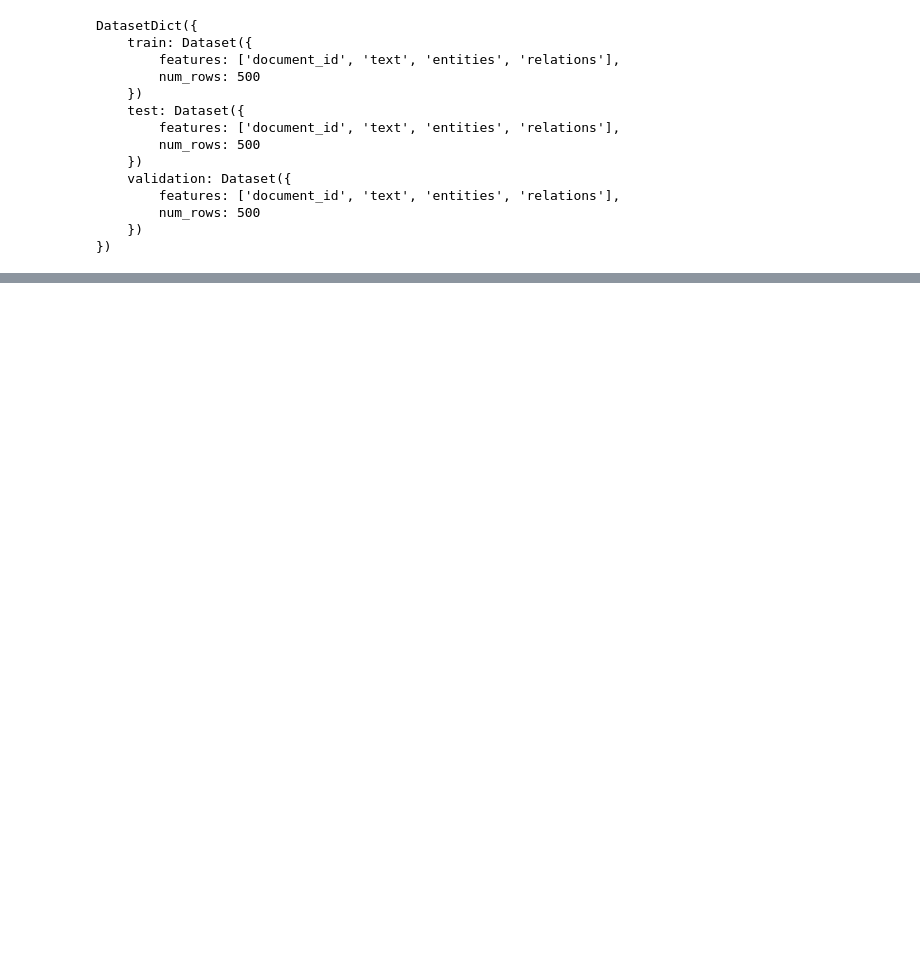
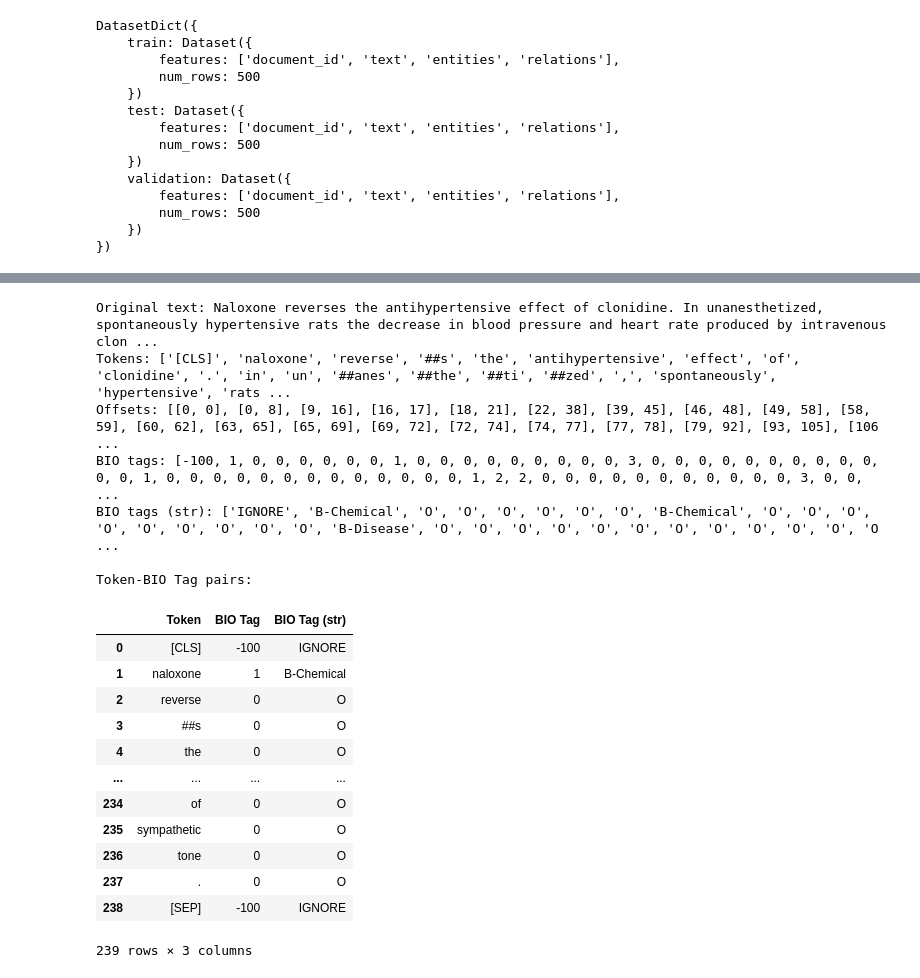
Before and after one commit to Francesco-Alb/biomed-ie-distill-xai, a Jupyter notebook: notebooks/02_ner_training.ipynb, the cells around one changed output, grey strips where cells are left out. Drawn from its saved outputs; the diff is of its cells as text; code cells hidden in the pictures; blank space fills up the shorter version.

```diff
--- a/notebooks/02_ner_training.ipynb
+++ b/notebooks/02_ner_training.ipynb
@@ -195,0 +166,27 @@ tokenized_test = test_dataset.map(tokenize_and_align_labels, batched=True)
+# %%
+# Instantiate the tokenizer and data_collator [OPTIONAL]
+model_checkpoint = config.model.ner_model_checkpoint
+tokenizer = AutoTokenizer.from_pretrained(model_checkpoint)
+data_collator = DataCollatorForTokenClassification(tokenizer)
+
+# Tokenize (+ offsets and BIO tagging)
+tokenize_fn = partial(
+    tokenize_and_align_labels,
+    tokenizer=tokenizer,
+    padding=data_collator is None,
+    truncate=True
+    )
+
+tokenized_dataset = flattened_dataset.map(tokenize_fn, batched=True)
+
+# Add ner-tags (str) [OPTIONAL]
+if True:
+    def int_to_string(example):
+        example["ner-tags"] = [
+            "IGNORE" if label == -100 else id2label[label]
+            for label in example["labels"]
+        ]
+        return example
+    tokenized_dataset = tokenized_dataset.map(int_to_string)
+
+tokenized_dataset
@@ -195,0 +219,38 @@ tokenized_test = test_dataset.map(tokenize_and_align_labels, batched=True)
+# %%
+# Sanity check of offsets and BIO tags in tokenized dataset (horizontal)
+if True:
+    sample = tokenized_dataset["train"][0]
+    tokens = tokenizer.convert_ids_to_tokens(sample["input_ids"])
+    print("Original text:", sample["text"])
+    print("Tokens:", tokens)
+    print("Offsets:", sample["offset_mapping"])
+    print("BIO tags:", sample["labels"])
+    print("BIO tags (str):", sample["ner-tags"])
+
+    print("\nToken-BIO Tag pairs:")
+    display(
+        pd.DataFrame(
+            zip(tokens, sample["labels"], sample["ner-tags"]),
+            columns=["Token", "BIO Tag", "BIO Tag (str)"]
+        ))
+# %% [output]
+Original text: Naloxone reverses the antihypertensive effect of clonidine. In unanesthetized, spontaneously hypertensive rats the decrease in blood pressure and heart rate produced by intravenous clon ...
+Tokens: ['[CLS]', 'naloxone', 'reverse', '##s', 'the', 'antihypertensive', 'effect', 'of', 'clonidine', '.', 'in', 'un', '##anes', '##the', '##ti', '##zed', ',', 'spontaneously', 'hypertensive', 'rats ...
+Offsets: [[0, 0], [0, 8], [9, 16], [16, 17], [18, 21], [22, 38], [39, 45], [46, 48], [49, 58], [58, 59], [60, 62], [63, 65], [65, 69], [69, 72], [72, 74], [74, 77], [77, 78], [79, 92], [93, 105], [106 ...
+BIO tags: [-100, 1, 0, 0, 0, 0, 0, 0, 1, 0, 0, 0, 0, 0, 0, 0, 0, 0, 3, 0, 0, 0, 0, 0, 0, 0, 0, 0, 0, 0, 0, 1, 0, 0, 0, 0, 0, 0, 0, 0, 0, 0, 0, 0, 0, 1, 2, 2, 0, 0, 0, 0, 0, 0, 0, 0, 0, 0, 0, 3, 0, 0,  ...
+BIO tags (str): ['IGNORE', 'B-Chemical', 'O', 'O', 'O', 'O', 'O', 'O', 'B-Chemical', 'O', 'O', 'O', 'O', 'O', 'O', 'O', 'O', 'O', 'B-Disease', 'O', 'O', 'O', 'O', 'O', 'O', 'O', 'O', 'O', 'O', 'O', 'O ...
+
+Token-BIO Tag pairs:
+|  | Token | BIO Tag | BIO Tag (str) |
+| 0 | [CLS] | -100 | IGNORE |
+| 1 | naloxone | 1 | B-Chemical |
+| 2 | reverse | 0 | O |
+| 3 | ##s | 0 | O |
+| 4 | the | 0 | O |
+| ... | ... | ... | ... |
+| 234 | of | 0 | O |
+| 235 | sympathetic | 0 | O |
+| 236 | tone | 0 | O |
+| 237 | . | 0 | O |
+| 238 | [SEP] | -100 | IGNORE |
+239 rows × 3 columns
```
Also changed, not shown: parts of 26 cells of this notebook, 8 other files.
